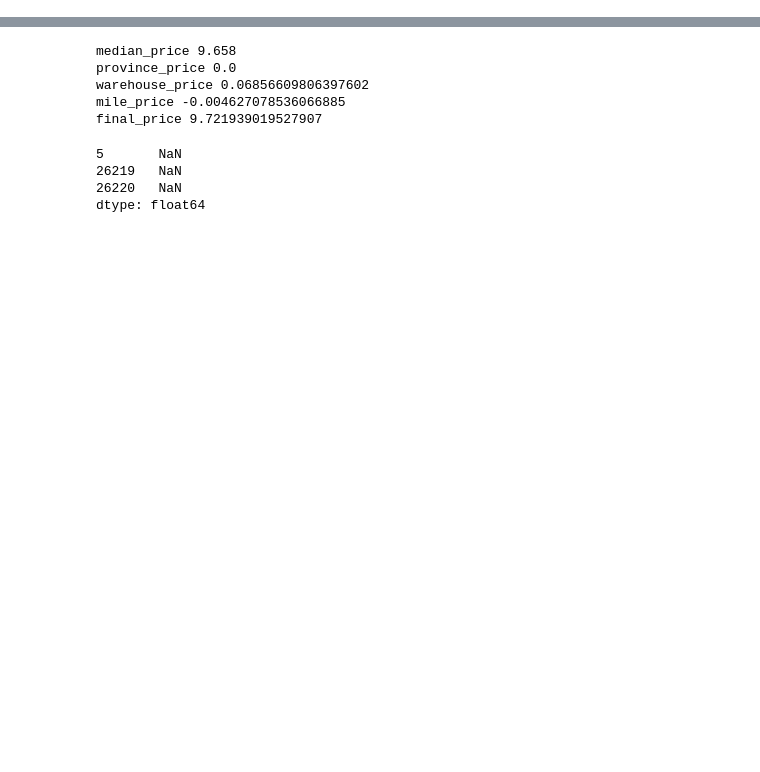
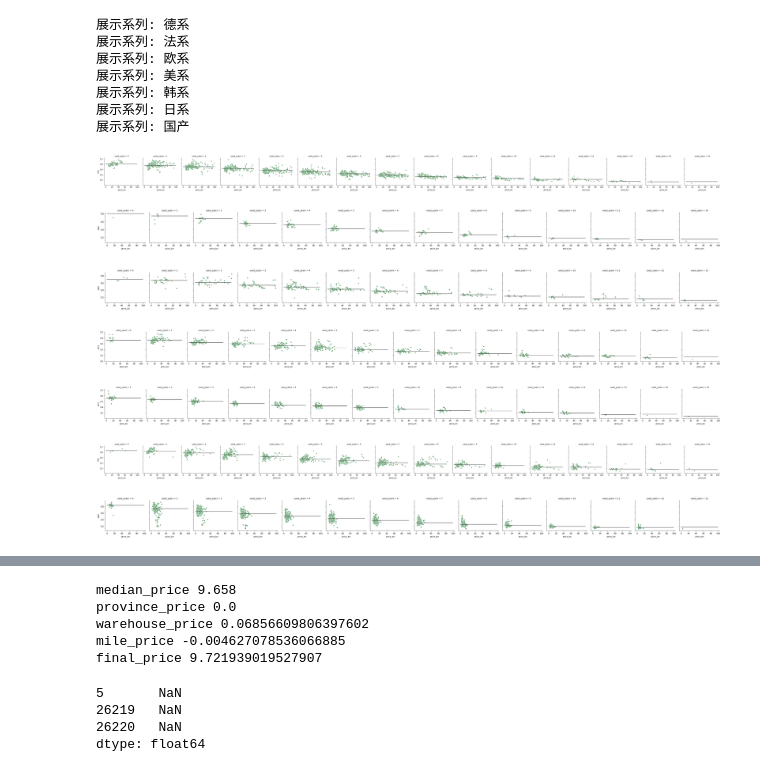
Before and after one commit to dj-lei/evaluation-predict, a Jupyter notebook: explore/analyze_display.ipynb, the cells around one changed output, grey strips where cells are left out. Drawn from its saved outputs; the diff is of its cells as text; code cells hidden in the pictures; blank space fills up the shorter version.

Commit message:
mod data_analyze

```diff
--- a/explore/analyze_display.ipynb
+++ b/explore/analyze_display.ipynb
@@ -22,3 +24,23 @@ model_global_mean = pd.read_csv('../tmp/train/model_global_mean.csv')
 div_province = pd.read_csv('../tmp/train/div_province.csv')
 div_warehouse = pd.read_csv('../tmp/train/div_warehouse.csv')
 div_mile = pd.read_csv('../tmp/train/div_mile.csv')
+# %%
+# 根据款型计算中位数
+median_price = train.groupby(['brand_area', 'brand_slug', 'model_slug', 'model_detail_slug', 'online_year', 'price_bn'])['price'].median().reset_index().rename(columns={'price': 'median_price'})
+median_price = median_price.sort_values(by=['brand_slug', 'model_slug', 'online_year', 'price_bn']).reset_index(drop=True)
+
+median_price['used_years'] = datetime.datetime.now().year - median_price['online_year']
+median_price.loc[(median_price['used_years'] < 0), 'used_years'] = 0
+median_price['rate'] = median_price['median_price'] / median_price['price_bn']
+median_price = median_price.loc[(median_price['rate'] < 1), :].reset_index(drop=True)
+# %%
+column = ['系列']
+column.extend(['used_year_'+str(i) for i in range(0,21)])
+brand_area = list(set(hedge.brand_area.values))
+data = pd.DataFrame([], columns=column)
+for brand_area in list(set(hedge.brand_area.values)):
+    temp = hedge.loc[(hedge['brand_area'] == brand_area), :].reset_index(drop=True)
+    area = [brand_area]
+    area.extend(list(temp.hedge.values))
+    data = data.append(pd.DataFrame([area], columns=column))
+data
@@ -24,0 +57,42 @@ div_mile = pd.read_csv('../tmp/train/div_mile.csv')
+# %%
+for brand_area in list(set(hedge.brand_area.values)):
+    print('展示系列:', brand_area)
+    temp = 0
+    data = median_price.loc[(median_price['brand_area'] == brand_area)&(median_price['price_bn'] < 100), :].reset_index(drop=True)
+
+    g = sns.FacetGrid(data, col="used_years")
+    g.map(plt.scatter, "price_bn", "rate", color="#338844", edgecolor="white", alpha=.7)
+#     for i, ax in enumerate(g.axes.flat):
+#         print(i)
+#         if len(median_price.loc[(median_price['brand_area'] == brand_area)&(median_price['used_years'] == i), :]) <=1:
+#             temp= temp + 1
+#         k = line_k_param.loc[(line_k_param['brand_area'] == brand_area)&(line_k_param['used_years'] == (i+temp)), ['k']].values[0]
+#         x = range(0,100)
+#         y = [k if k <= 1 else 1 for i in range(0, 100)]
+#         y = [i if i >= 0 else 0 for i in y]
+#         ax.plot(x, y, c=".2", ls="--")
+
+    for i, ax in enumerate(g.axes.flat):
+        if len(median_price.loc[(median_price['brand_area'] == brand_area)&(median_price['used_years'] == i), :]) < 1:
+            temp= temp + 1
+        b = hedge.loc[(hedge['brand_area'] == brand_area)&(hedge['used_years'] == i+temp), ['hedge']].values[0]
+        x = range(0,100)
+        y = [b for i in range(0, 100)]
+        ax.plot(x, y, c=".2", ls="-")
+
+    g.add_legend()
+# %% [output]
+展示系列: 德系
+展示系列: 法系
+展示系列: 欧系
+展示系列: 美系
+展示系列: 韩系
+展示系列: 日系
+展示系列: 国产
+[figure, added]
+[figure, added]
+[figure, added]
+[figure, added]
+[figure, added]
+[figure, added]
+[figure, added]
```
Also changed, not shown: parts of 4 cells of this notebook, 2 other files.
